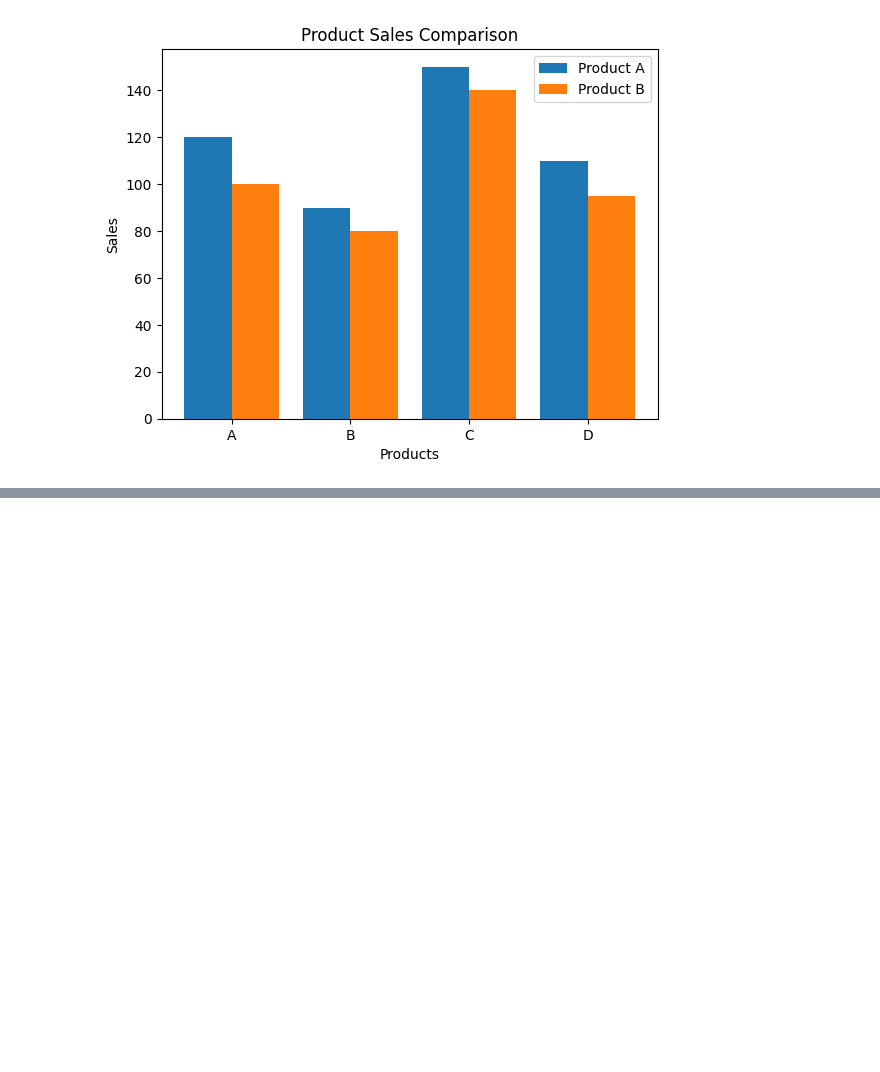
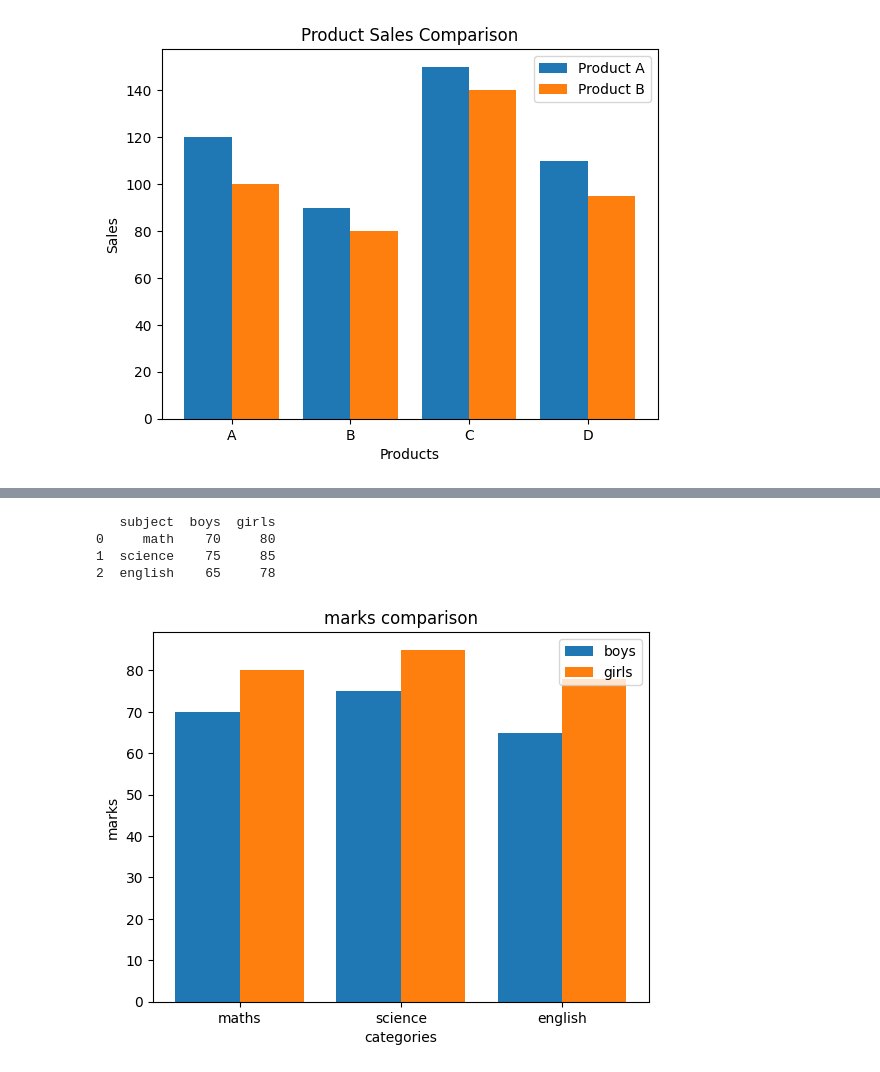
Before and after one commit to yash144-code/daily-python-work, a Jupyter notebook: data_science.ipynb, the cells around one changed output, grey strips where cells are left out. Cells and saved outputs as stored; diff of their text form; code cells hidden in the pictures; blank space fills up the shorter version.

```diff
--- a/data_science.ipynb
+++ b/data_science.ipynb
@@ -2213,0 +2220,28 @@ plt.show()
+# %%
+import numpy as np
+import matplotlib.pyplot as plt
+import pandas as pd
+
+width = 0.4
+
+a= pd.read_csv("studentsub.csv")
+print(a)
+
+subject = ('maths',"science",'english')
+x= np.arange(len(subject))
+
+plt.bar(x - width/2, a.boys, width, label="boys")
+plt.bar(x + width/2, a.girls, width,label="girls")
+
+plt.xticks(x,subject)
+plt.xlabel('categories')
+plt.ylabel('marks')
+plt.title("marks comparison")
+plt.legend()
+plt.show()
+# %% [output]
+   subject  boys  girls
+0     math    70     80
+1  science    75     85
+2  english    65     78
+[figure, added]
```
Also changed, not shown: parts of 16 cells of this notebook.
